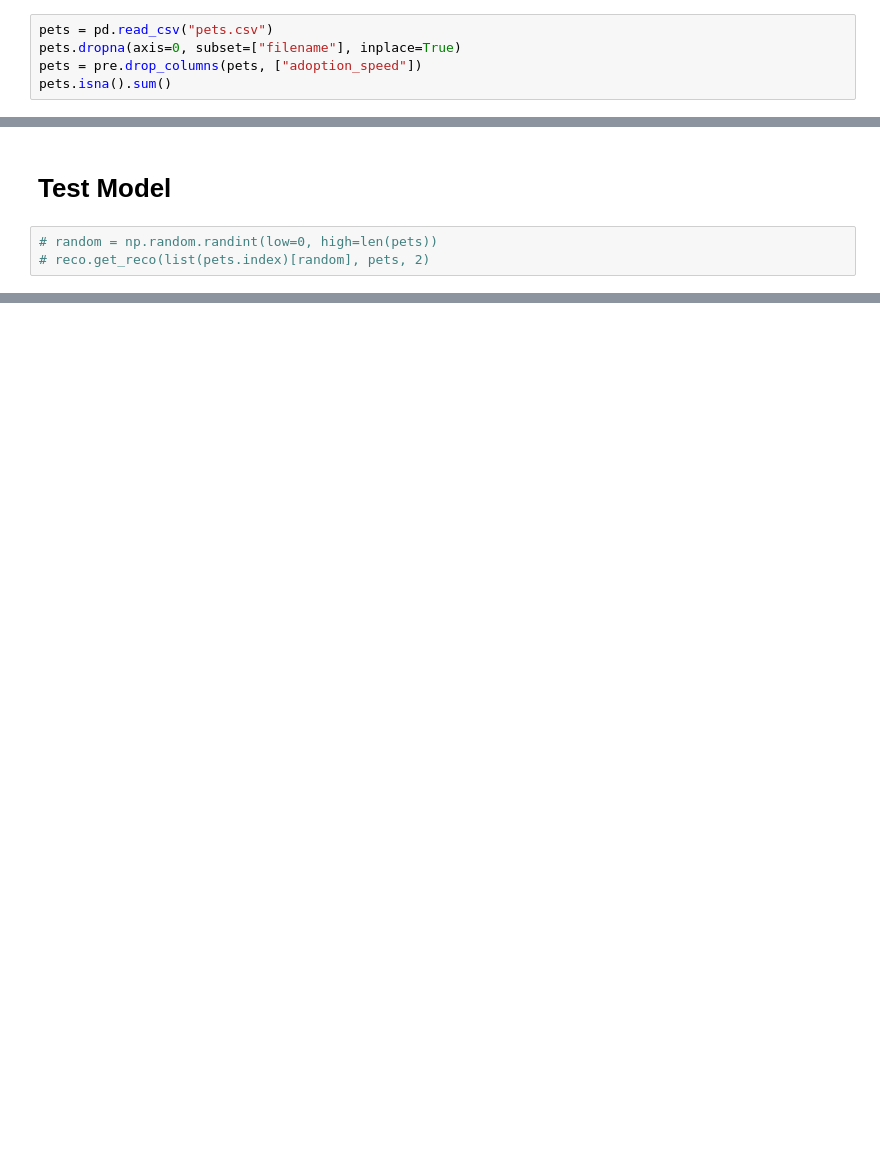
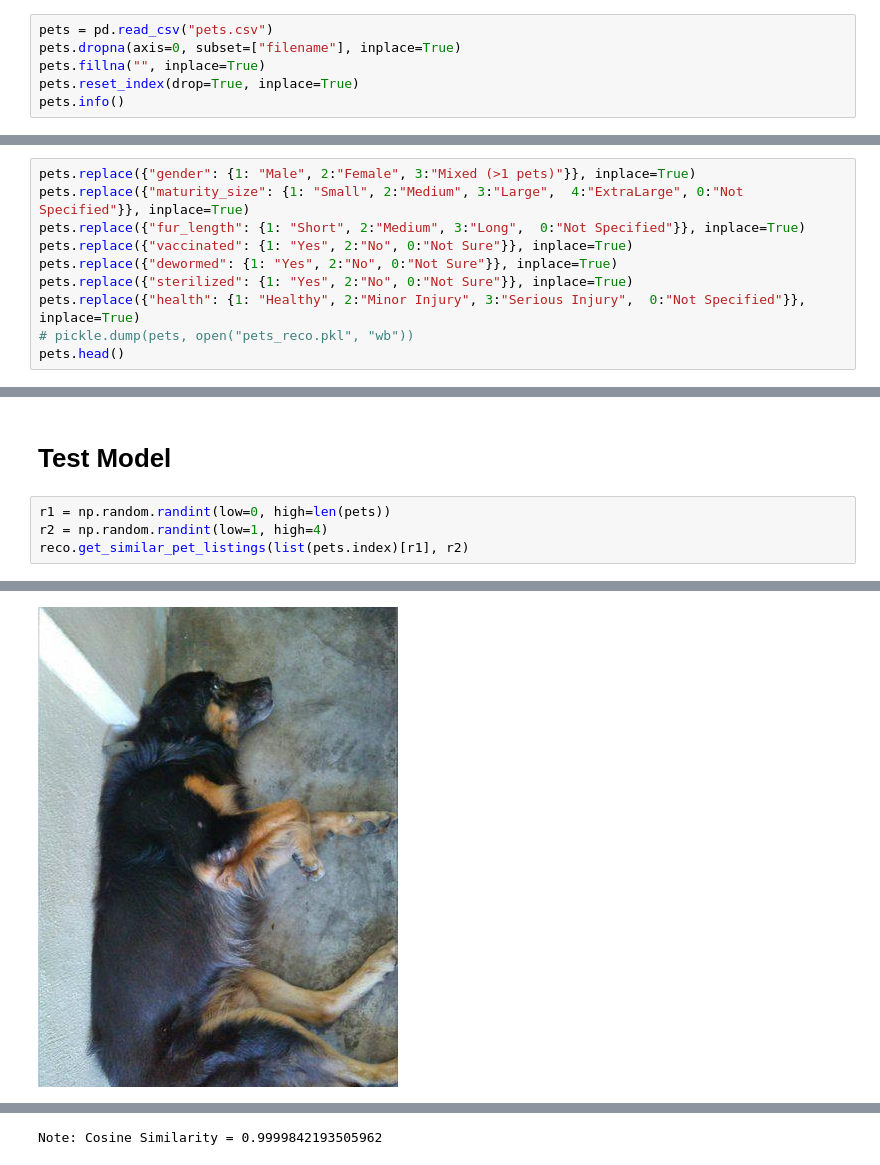
Before and after one commit to valmadrid/Adopt-Dont-Shop, a Jupyter notebook: reco_final.ipynb, the cells around one changed output, grey strips where cells are left out. Saved outputs shown, nothing was run; the diff lists cells and outputs as text; blank space fills up the shorter version.

```diff
--- a/reco_final.ipynb
+++ b/reco_final.ipynb
@@ -58,6 +92,7 @@ import recommendation as reco
 # %%
 pets = pd.read_csv("pets.csv")
 pets.dropna(axis=0, subset=["filename"], inplace=True)
-pets = pre.drop_columns(pets, ["adoption_speed"])
-pets.isna().sum()
+pets.fillna("", inplace=True)
+pets.reset_index(drop=True, inplace=True)
+pets.info()
 # %% [output]
@@ -101,0 +116,10 @@ memory usage: 3.9+ MB
+# %%
+pets.replace({"gender": {1: "Male", 2:"Female", 3:"Mixed (>1 pets)"}}, inplace=True)
+pets.replace({"maturity_size": {1: "Small", 2:"Medium", 3:"Large",  4:"ExtraLarge", 0:"Not Specified"}}, inplace=True)
+pets.replace({"fur_length": {1: "Short", 2:"Medium", 3:"Long",  0:"Not Specified"}}, inplace=True)
+pets.replace({"vaccinated": {1: "Yes", 2:"No", 0:"Not Sure"}}, inplace=True)
+pets.replace({"dewormed": {1: "Yes", 2:"No", 0:"Not Sure"}}, inplace=True)
+pets.replace({"sterilized": {1: "Yes", 2:"No", 0:"Not Sure"}}, inplace=True)
+pets.replace({"health": {1: "Healthy", 2:"Minor Injury", 3:"Serious Injury",  0:"Not Specified"}}, inplace=True)
+# pickle.dump(pets, open("pets_reco.pkl", "wb"))
+pets.head()
@@ -157,5 +223,7 @@ df_cosine_cats = 1-pairwise_distances(df_data_embs_cats, metric='cosine')
 # %% [markdown]
 # Test Model
 # %%
-# random = np.random.randint(low=0, high=len(pets))
-# reco.get_reco(list(pets.index)[random], pets, 2)
+r1 = np.random.randint(low=0, high=len(pets))
+r2 = np.random.randint(low=1, high=4)
+reco.get_similar_pet_listings(list(pets.index)[r1], r2)
+# %% [output]
@@ -161,0 +245 @@ df_cosine_cats = 1-pairwise_distances(df_data_embs_cats, metric='cosine')
+[figure, added]
@@ -161,0 +279 @@ df_cosine_cats = 1-pairwise_distances(df_data_embs_cats, metric='cosine')
+Note: Cosine Similarity = 0.9999842193505962
```
Also changed, not shown: parts of 20 cells of this notebook, 2 other files.
